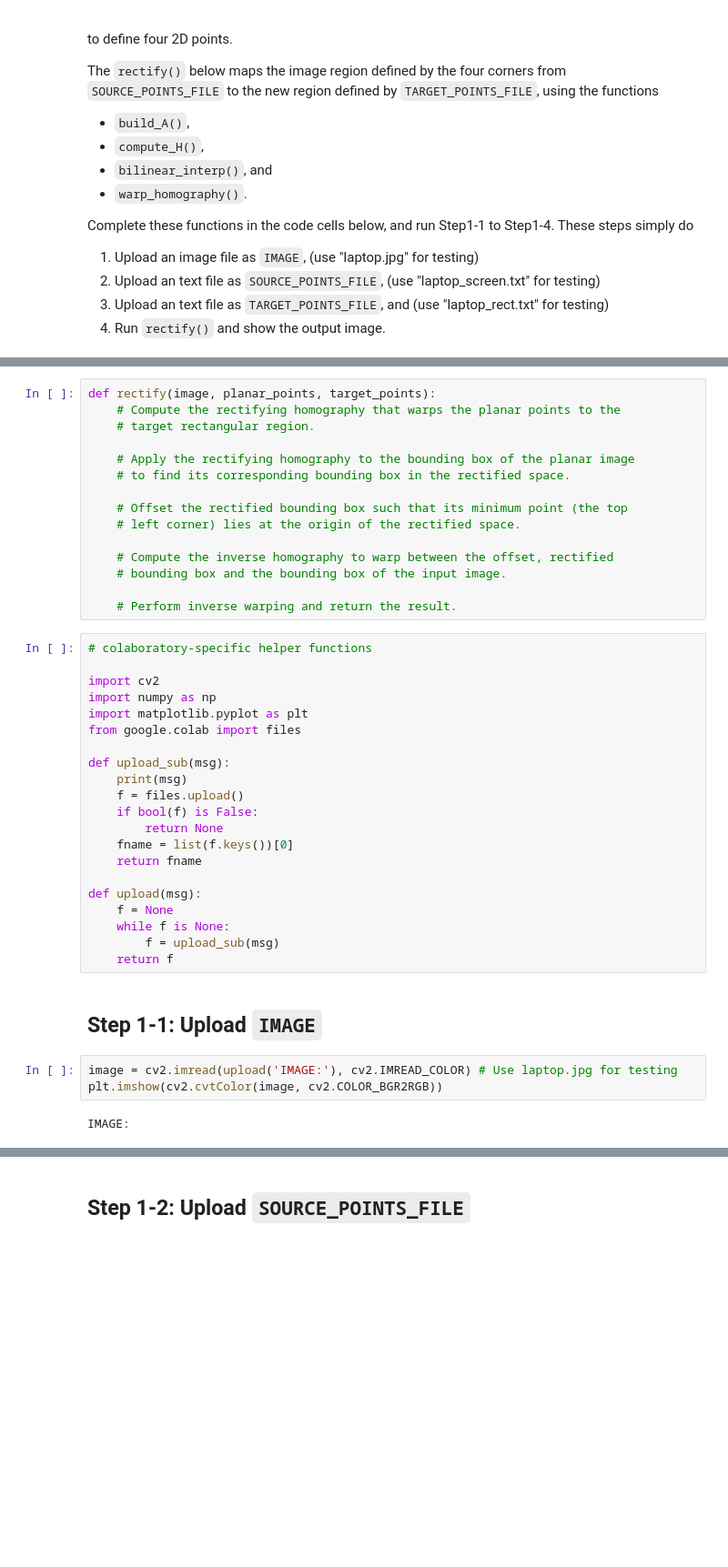
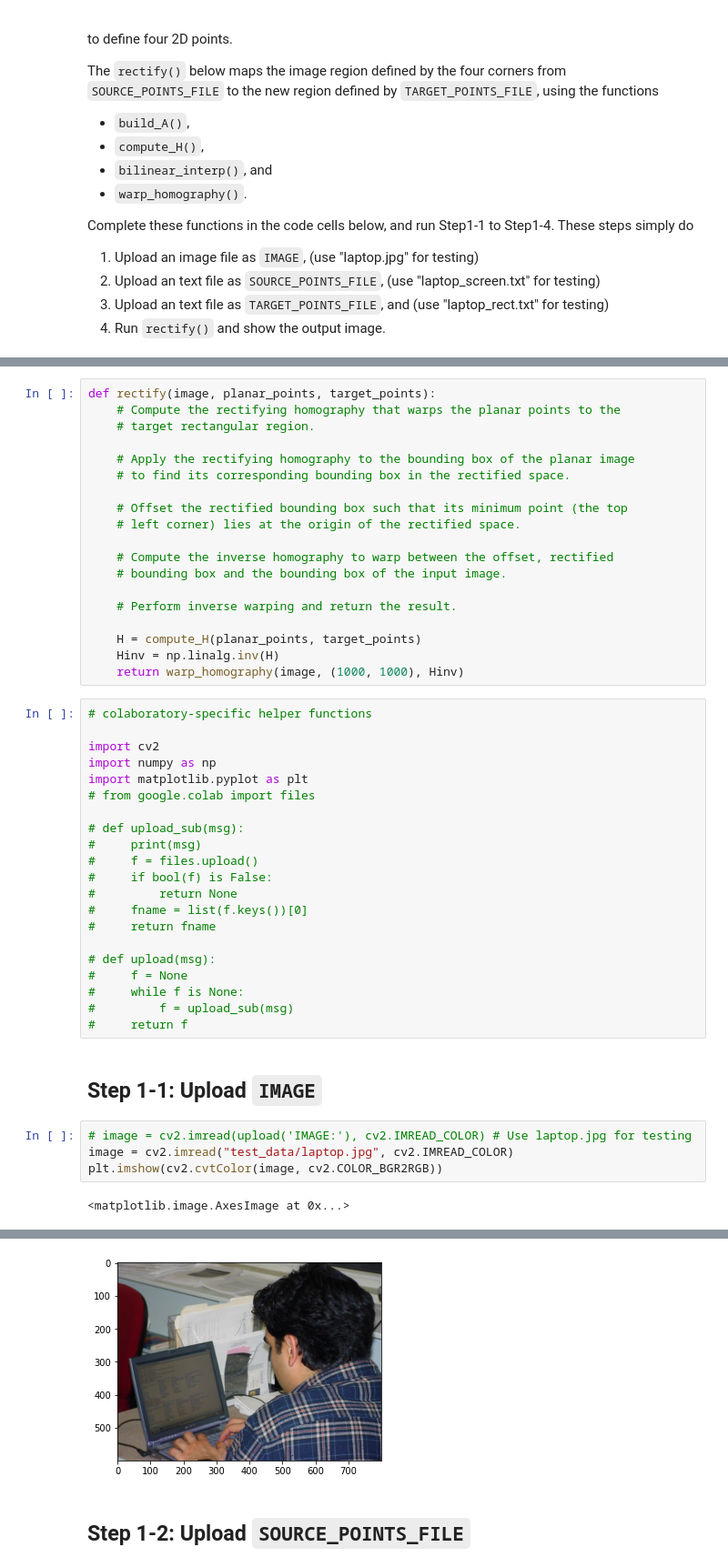
Before and after one commit to GenkiK/lectures, a Jupyter notebook: computer-vision/p1_Homography/my_work.ipynb, the cells around one changed output, grey strips where cells are left out. Shown at 91% size. Cells and saved outputs as stored; diff of their text form; blank space fills up the shorter version.

```diff
--- a/computer-vision/p1_Homography/my_work.ipynb
+++ b/computer-vision/p1_Homography/my_work.ipynb
@@ -92,31 +216,36 @@ def rectify(image, planar_points, target_points):
     # bounding box and the bounding box of the input image.
 
     # Perform inverse warping and return the result.
+
+    H = compute_H(planar_points, target_points)
+    Hinv = np.linalg.inv(H)
+    return warp_homography(image, (1000, 1000), Hinv)
 # %%
 # colaboratory-specific helper functions
 
 import cv2
 import numpy as np
 import matplotlib.pyplot as plt
-from google.colab import files
+# from google.colab import files
 
-def upload_sub(msg):
-    print(msg)
-    f = files.upload()
-    if bool(f) is False:
-        return None
-    fname = list(f.keys())[0]
-    return fname
+# def upload_sub(msg):
+#     print(msg)
+#     f = files.upload()
+#     if bool(f) is False:
+#         return None
+#     fname = list(f.keys())[0]
+#     return fname
 
-def upload(msg):
-    f = None
-    while f is None:
-        f = upload_sub(msg)
-    return f
+# def upload(msg):
+#     f = None
+#     while f is None:
+#         f = upload_sub(msg)
+#     return f
 # %% [markdown]
 ## Step 1-1: Upload `IMAGE`
 # %%
-image = cv2.imread(upload('IMAGE:'), cv2.IMREAD_COLOR) # Use laptop.jpg for testing
+# image = cv2.imread(upload('IMAGE:'), cv2.IMREAD_COLOR) # Use laptop.jpg for testing
+image = cv2.imread("test_data/laptop.jpg", cv2.IMREAD_COLOR)
 plt.imshow(cv2.cvtColor(image, cv2.COLOR_BGR2RGB))
 # %% [output]
-IMAGE:
+<matplotlib.image.AxesImage at 0x...>
@@ -124,3 +252,4 @@ IMAGE:
+[figure, added]
 # %% [markdown]
 ## Step 1-2: Upload `SOURCE_POINTS_FILE`
 # %%
```
Also changed, not shown: parts of 12 cells of this notebook, 4 other files.
